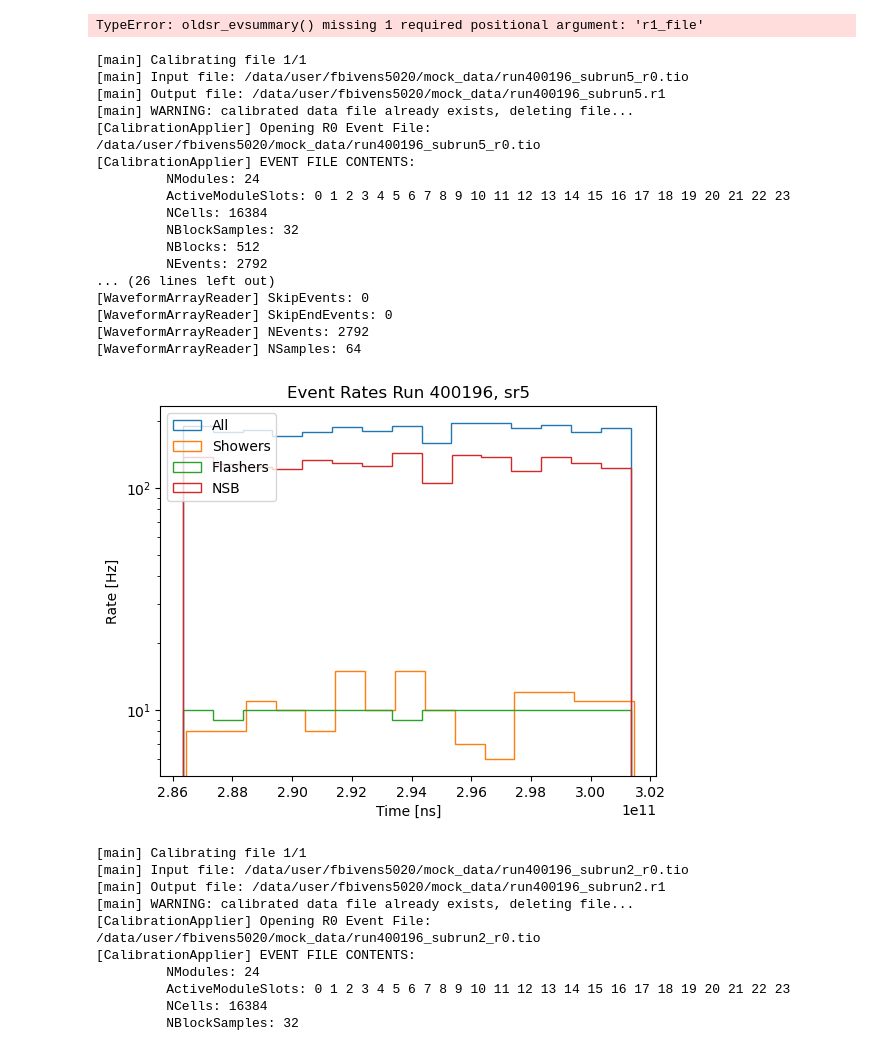
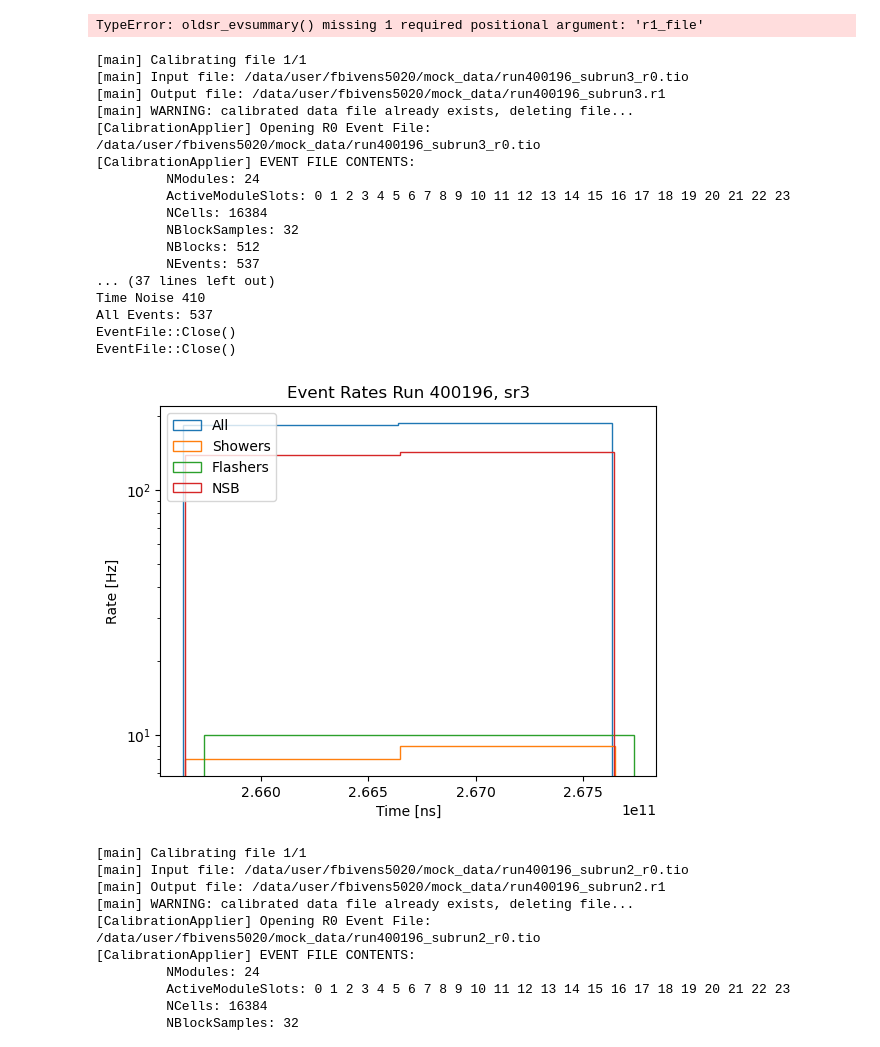
Before and after one commit to GriffinB243/DQM_scripts, a Jupyter notebook: DQM_notebook.ipynb, the cells around one changed output. Cells and saved outputs as stored; diff of their text form; code cells hidden in the pictures.

```diff
--- a/DQM_notebook.ipynb
+++ b/DQM_notebook.ipynb
@@ -1,6 +1,6 @@
 # %%
 
-#EVENT RATE FUNCTIONS CELL
+#EVENT RATE FUNCTIONS CELL (Run on startup)
 import target_io
 import numpy as np
 import matplotlib.pyplot as plt
@@ -225,8 +225,10 @@ def sort_data(sr_data, cuts, list=False):
     con_showers=[]
     con_flashers=[]
     con_noise=[]
+    all_events=[]
 
     for ev in range(len(sr_data[0])):
+        all_events.append(ev)
         if sr_data[3][ev]>cuts[1] and sr_data[3][ev]<cuts[0] and sr_data[4][ev]>cuts[3] and sr_data[4][ev]<cuts[2]:
           ch_showers.append(ev)
         elif sr_data[3][ev]>cuts[5] and sr_data[3][ev]<cuts[4] and sr_data[4][ev]>cuts[7] and sr_data[4][ev]<cuts[6]:
@@ -296,10 +298,15 @@ def sort_data(sr_data, cuts, list=False):
         conf_noise[0][ind]=ev
         conf_noise[1][ind]=sr_data[5][ev]
 
+    all_events_data=np.zeros((2,len(all_events)))
+    for ind, ev in enumerate(all_events):
+        all_events_data[0][ind]=ev
+        all_events_data[1][ind]=sr_data[5][ev]
+
     if list==True:
-       print('Showers:',len(con_showers),'\nFlahsers:', len(con_flashers), '\nNoise:', len(con_noise), '\nCharge Showers:',len(ch_showers),'\nCharge Flashers:', len(ch_flashers),'\nCharge Noise:',len(ch_noise),"\nTime Showers:",len(t_showers),'\nTime Noise',len(t_noise))
+       print('Showers:',len(con_showers),'\nFlahsers:', len(con_flashers), '\nNoise:', len(con_noise), '\nCharge Showers:',len(ch_showers),'\nCharge Flashers:', len(ch_flashers),'\nCharge Noise:',len(ch_noise),"\nTime Showers:",len(t_showers),'\nTime Noise',len(t_noise),"\nAll Events:",len(all_events))
 
-    return conf_showers, conf_flashers, conf_noise, charge_showers, charge_flashers, charge_noise, time_showers, time_flashers, time_noise
+    return conf_showers, conf_flashers, conf_noise, charge_showers, charge_flashers, charge_noise, time_showers, time_flashers, time_noise, all_events_data
 
 #sorts the data into 9 lists, should be used to create the sorted_data object which has 9 sections with 2 indexes each
 
@@ -345,49 +352,49 @@ oldsr_evsummary('/data/user/fbivens5020/mock_data/run400196_subrun0_r4.tio', '/d
 # %% [output]
 TypeError: oldsr_evsummary() missing 1 required positional argument: 'r1_file'
 # %%
-#NEW EVENT RATE SUMMARY FUNCTION (working)
+#NEW EVENT RATE SUMMARY FUNCTION (working)(run on startup)
 
 def event_rate_summary(run_id, sr_number , test=False, resolution=1):
 
     sr_id=sr_number
     r0_file='/data/user/fbivens5020/mock_data/run'+str(run_id)+'_subrun'+str(sr_id)+'_r0.tio'
 
     tcal_file='/data/wipac/CTA/targetcdata/run400032_pedestal.tcal'
 
     r1_file='/data/user/fbivens5020/mock_data/run'+str(run_id)+'_subrun'+str(sr_id)+'.r1'
 
     reader=get_reader(r0_file, tcal_file, r1_file)
 
     sr_data= collect_stats(reader)
 
     cuts=get_cuts()
 
     get_hists(sr_data, cuts, display=test, regions= test, flashers= test, boxes= test)
 
-    sorted_data=sort_data(sr_data, cuts, list=test)
+    sorted_data=sort_data(sr_data, cuts, list=True)
 
     event_rate(sorted_data, sr_data, run_id, sr_number, test=test, mod=resolution)
 
-event_rate_summary(400196,5)
+event_rate_summary(400196,3)
 # %% [output]
 [main] Calibrating file 1/1
-[main] Input file: /data/user/fbivens5020/mock_data/run400196_subrun5_r0.tio
-[main] Output file: /data/user/fbivens5020/mock_data/run400196_subrun5.r1
+[main] Input file: /data/user/fbivens5020/mock_data/run400196_subrun3_r0.tio
+[main] Output file: /data/user/fbivens5020/mock_data/run400196_subrun3.r1
 [main] WARNING: calibrated data file already exists, deleting file...
-[CalibrationApplier] Opening R0 Event File: /data/user/fbivens5020/mock_data/run400196_subrun5_r0.tio
+[CalibrationApplier] Opening R0 Event File: /data/user/fbivens5020/mock_data/run400196_subrun3_r0.tio
 [CalibrationApplier] EVENT FILE CONTENTS:
          NModules: 24
          ActiveModuleSlots: 0 1 2 3 4 5 6 7 8 9 10 11 12 13 14 15 16 17 18 19 20 21 22 23
          NCells: 16384
          NBlockSamples: 32
          NBlocks: 512
-         NEvents: 2792
-... (26 lines left out)
-[WaveformArrayReader] SkipEvents: 0
-[WaveformArrayReader] SkipEndEvents: 0
-[WaveformArrayReader] NEvents: 2792
-[WaveformArrayReader] NSamples: 64
+         NEvents: 537
+... (37 lines left out)
+Time Noise 410
+All Events: 537
+EventFile::Close()
+EventFile::Close()
-[figure, old version]
+[figure, new version]
 # %%
 # #WORKING/DEBUG CELL READER FUNCTION
 
```
Also changed, not shown: parts of 4 cells of this notebook, 1 other file.
